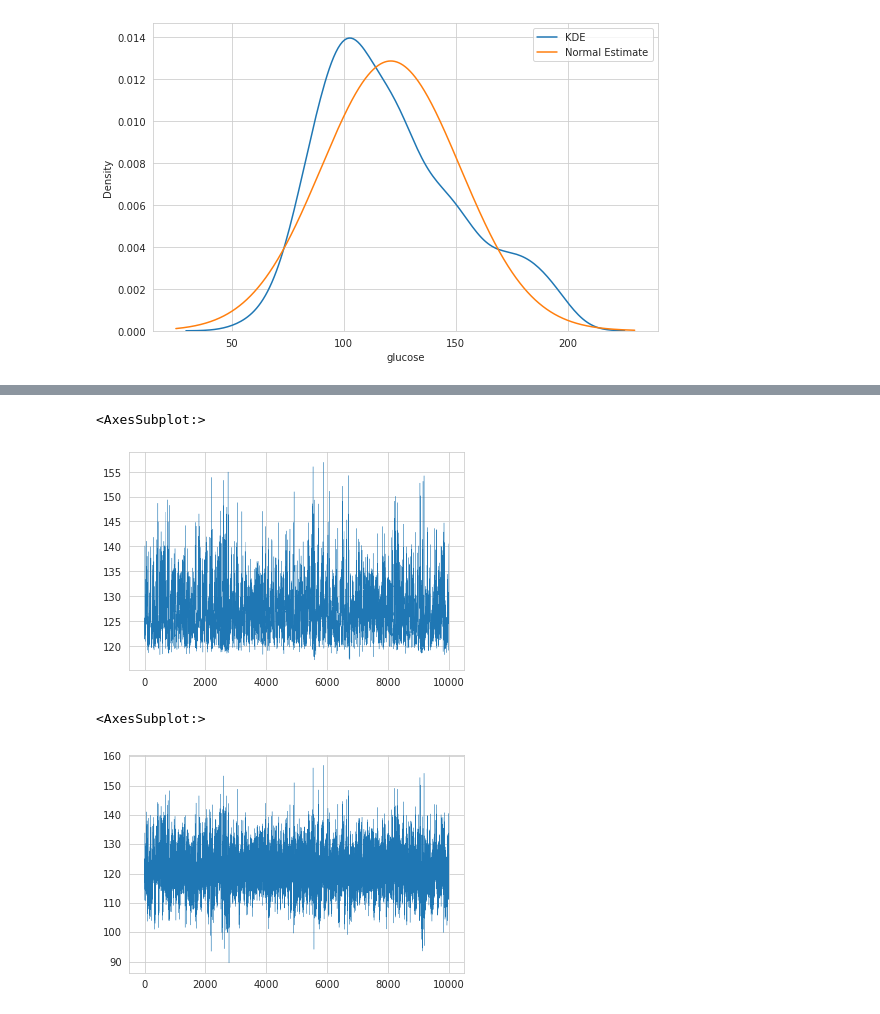
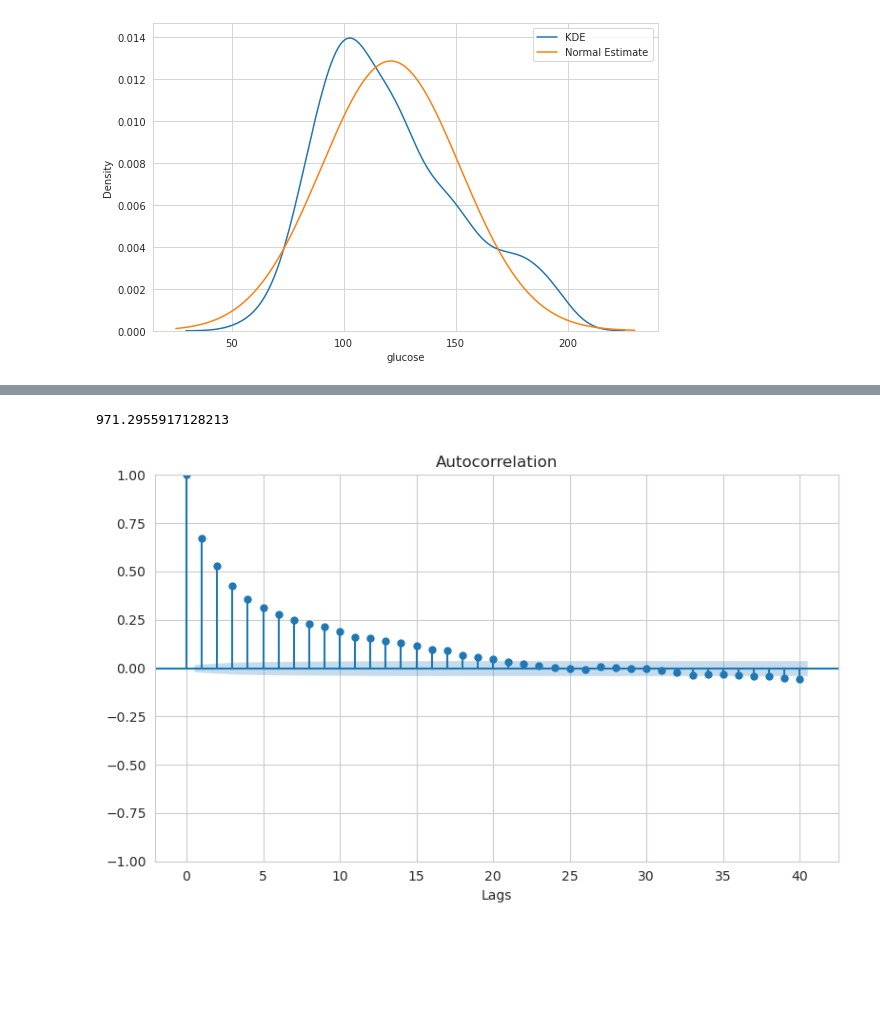
Before and after one commit to WHITSNAK/sta_602, a Jupyter notebook: hw8/hw8.ipynb, the cells around one changed output, grey strips where cells are left out. Cells and saved outputs as stored; diff of their text form; code cells hidden in the pictures; blank space fills up the shorter version.

Commit message:
add plots

```diff
--- a/hw8/hw8.ipynb
+++ b/hw8/hw8.ipynb
@@ -40,7 +40,7 @@ def semi_normal_mean_post(y, prior_mean, prior_var, prec):
 
     return post_mean, 1/post_prec
 
-np.random.seed(235234)
+# np.random.seed(235234)
 
 # observations
 Y = df = pd.read_table("glucose.dat", names=['glucose']).glucose
@@ -79,7 +79,7 @@ for epoch in range(n_epochs):
     θ2 = np.random.normal(θ2_post_mean, np.sqrt(θ2_post_var))
 
     # y posterior
-    if np.random.uniform() < p:
+    if (np.random.binomial(1, p) + 1) == 1:
         y_post = np.random.normal(θ1, np.sqrt(1/γ1))
     else:
         y_post = np.random.normal(θ2, np.sqrt(1/γ2))
@@ -101,10 +89,0 @@ S.apply(lambda x: min(x['theta_1'], x['theta_2']), axis=1).plot(linewidth=0.3)
-# %%
-S.apply(lambda x: max(x['theta_1'], x['theta_2']), axis=1).plot(linewidth=0.3)
-# %% [output]
-<AxesSubplot:>
-[figure, removed]
-# %%
-S['theta_1'].plot(linewidth=0.3)
-# %% [output]
-<AxesSubplot:>
-[figure, removed]
@@ -110,0 +93,12 @@ S['theta_1'].plot(linewidth=0.3)
+# %%
+fig, ax = plt.subplots(figsize=(8, 5))
+sr = S.apply(lambda x: min(x['theta_1'], x['theta_2']), axis=1)
+plot_acf(sr, ax=ax)
+ax.set_xlabel('Lags')
+fig.tight_layout()
+fig.show()
+
+print(ess(sr.values))
+# %% [output]
+971.2955917128213
+[figure, added]
```
Also changed, not shown: parts of 5 cells of this notebook, 3 other files.
